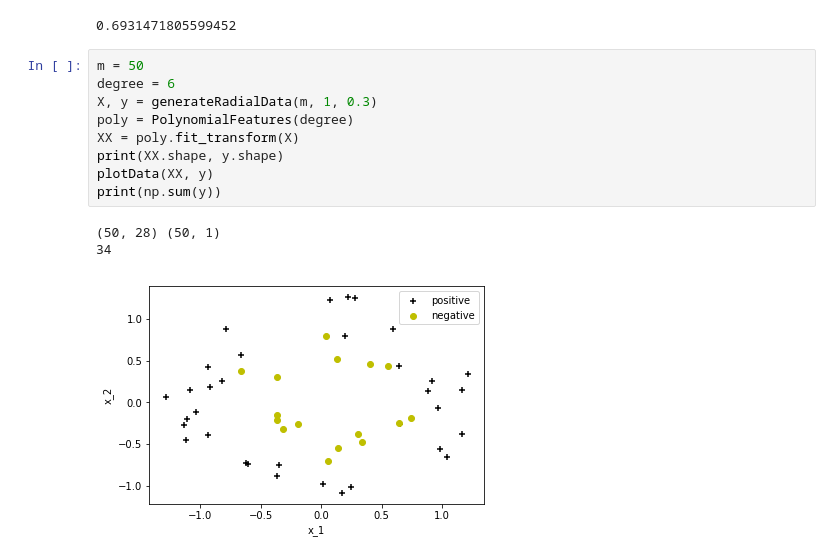
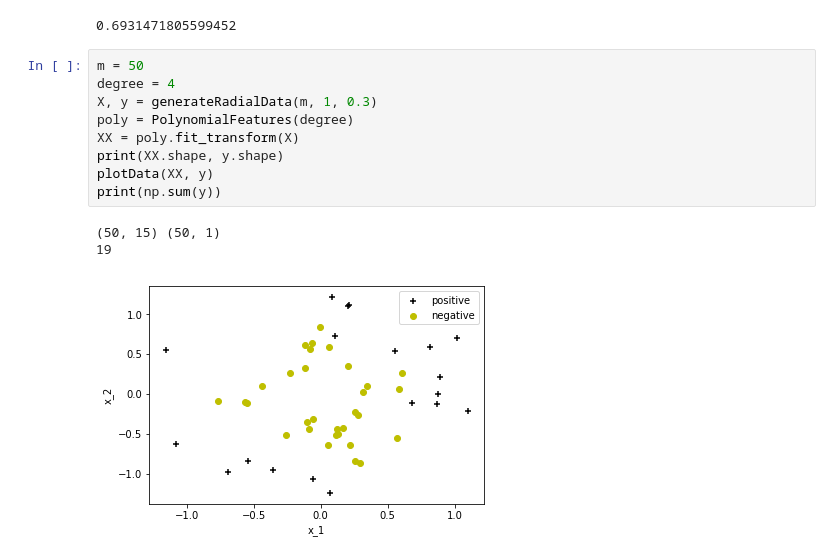
Before and after one commit to TapasTech/EasyShare-ML, a Jupyter notebook: Logistic-Regression.ipynb, the cells around one changed output. Cells and saved outputs as stored; diff of their text form.

```diff
--- a/Logistic-Regression.ipynb
+++ b/Logistic-Regression.ipynb
@@ -162,17 +162,17 @@ costFunctionReg(initial_theta, 1, XX, y)
 0.6931471805599452
 # %%
 m = 50
-degree = 6
+degree = 4
 X, y = generateRadialData(m, 1, 0.3)
 poly = PolynomialFeatures(degree)
 XX = poly.fit_transform(X)
 print(XX.shape, y.shape)
 plotData(XX, y)
 print(np.sum(y))
 # %% [output]
-(50, 28) (50, 1)
-34
+(50, 15) (50, 1)
+19
-[figure, old version]
+[figure, new version]
 # %%
 fig, axes = plt.subplots(2,2, sharey = True, figsize=(17,12))
 
```
Also changed, not shown: parts of 9 cells of this notebook, 1 other file.
